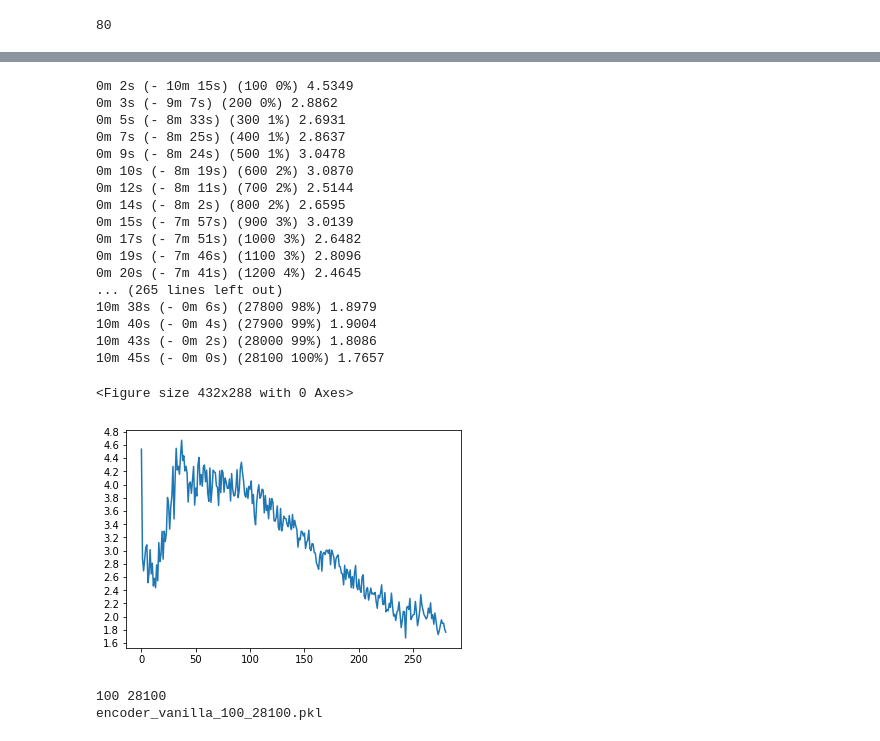
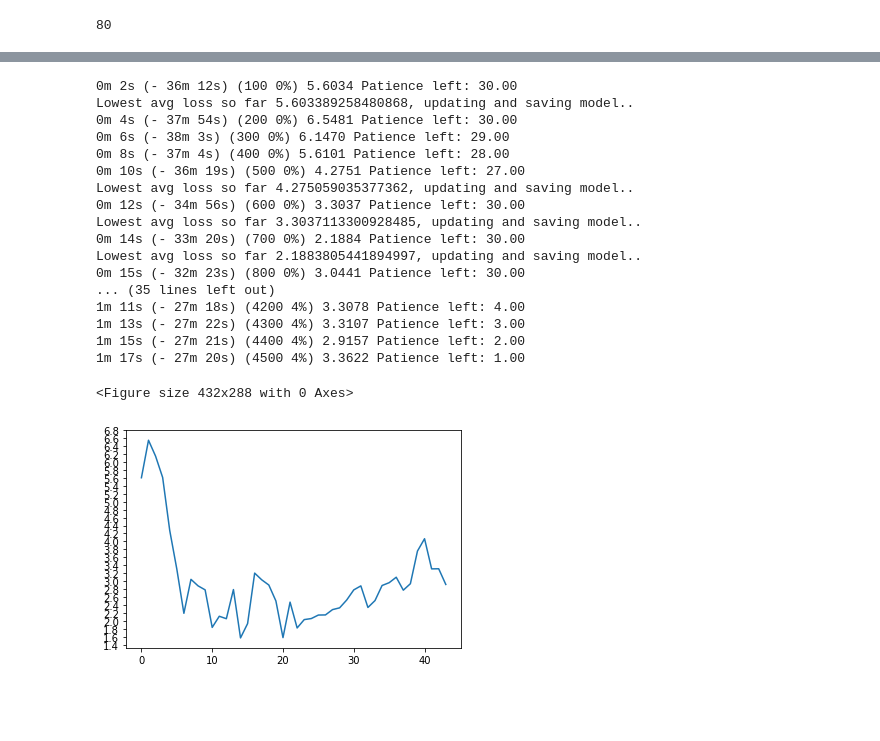
Before and after one commit to lppier/Seq2Seq_Eng2Indo-Translation, a Jupyter notebook: Eng_2_Indo_Pier.ipynb, the cells around one changed output, grey strips where cells are left out. Saved outputs shown, nothing was run; the diff lists cells and outputs as text; code cells hidden in the pictures; blank space fills up the shorter version.

Commit message:
Updated with stopping criteria code

```diff
--- a/Eng_2_Indo_Pier.ipynb
+++ b/Eng_2_Indo_Pier.ipynb
@@ -763,7 +754,7 @@ def train_one_epoch(input_variable, target_variable, encoder, decoder,
 # iterates across epochs.
 #########################################################
 
-def train(encoder, decoder, n_iters, print_every=1000, plot_every=100, learning_rate=0.01):
+def train(encoder, decoder, n_iters, print_every=1000, plot_every=100, learning_rate=0.005):
     start = time.time()
     plot_losses = []
     print_loss_total = 0  # Reset every print_every
@@ -775,6 +766,10 @@ def train(encoder, decoder, n_iters, print_every=1000, plot_every=100, learning_
     training_pairs = [random.choice(sent_pairs) for i in range(n_iters)]
 
     criterion = nn.NLLLoss()
+
+    lowest_loss = np.inf
+    patience_val = 30
+    patience = patience_val # iterations for which loss does not go down before giving up
 
     for iter in range(1, n_iters + 1):
         training_pair = training_pairs[iter - 1]
@@ -789,54 +784,65 @@ def train(encoder, decoder, n_iters, print_every=1000, plot_every=100, learning_
         if iter % print_every == 0:
             print_loss_avg = print_loss_total / print_every
             print_loss_total = 0
-            print('%s (%d %d%%) %.4f' % (timeSince(start, iter / n_iters),
-                                         iter, iter / n_iters * 100, print_loss_avg))
+            print('%s (%d %d%%) %.4f Patience left: %.2f' % (timeSince(start, iter / n_iters),
+                                         iter, iter / n_iters * 100, print_loss_avg, patience))
+            # Early stopping code
+            if print_loss_avg < lowest_loss:
+                patience = patience_val # reset the patience
+                print(f'Lowest avg loss so far {print_loss_avg}, updating and saving model..')
+                lowest_loss = print_loss_avg
+                # In Python >= 3.6
+                with open(f'./models/encoder_vanilla_{hidden_size}_{batches}.pkl', 'wb') as fout:
+                    pickle.dump(my_encoder, fout)
+                with open(f'./models/decoder_vanilla_{hidden_size}_{batches}.pkl', 'wb') as fout:
+                    pickle.dump(my_decoder, fout)
+            else:
+                patience -= 1
+
+
+        if patience == 0:
+            break
 
         if iter % plot_every == 0:
             plot_loss_avg = plot_loss_total / plot_every
             plot_losses.append(plot_loss_avg)
             plot_loss_total = 0
 
+
+
+
+
     showPlot(plot_losses)
 # %%
 MAX_LENGTH = 80
-batches = 28100 # In this case, the PyTorch train_per_epoch() and train() code is using batch_size=1
-hidden_size = 100
+batches = 100000 # In this case, the PyTorch train_per_epoch() and train() code is using batch_size=1
+hidden_size = 10
 
 my_encoder = EncoderRNN(len(english_vocab), hidden_size)
 my_decoder = DecoderRNN(hidden_size, len(indo_vocab))
 
 if use_cuda:
     my_encoder = my_encoder.cuda()
     my_decoder = my_decoder.cuda()
 
 train(my_encoder, my_decoder, batches, print_every=100)
 # %% [output]
-0m 2s (- 10m 15s) (100 0%) 4.5349
-0m 3s (- 9m 7s) (200 0%) 2.8862
-0m 5s (- 8m 33s) (300 1%) 2.6931
-0m 7s (- 8m 25s) (400 1%) 2.8637
-0m 9s (- 8m 24s) (500 1%) 3.0478
-0m 10s (- 8m 19s) (600 2%) 3.0870
-0m 12s (- 8m 11s) (700 2%) 2.5144
-0m 14s (- 8m 2s) (800 2%) 2.6595
-0m 15s (- 7m 57s) (900 3%) 3.0139
-0m 17s (- 7m 51s) (1000 3%) 2.6482
-0m 19s (- 7m 46s) (1100 3%) 2.8096
-0m 20s (- 7m 41s) (1200 4%) 2.4645
-... (265 lines left out)
-10m 38s (- 0m 6s) (27800 98%) 1.8979
-10m 40s (- 0m 4s) (27900 99%) 1.9004
-10m 43s (- 0m 2s) (28000 99%) 1.8086
-10m 45s (- 0m 0s) (28100 100%) 1.7657
+0m 2s (- 36m 12s) (100 0%) 5.6034 Patience left: 30.00
+Lowest avg loss so far 5.603389258480868, updating and saving model..
+0m 4s (- 37m 54s) (200 0%) 6.5481 Patience left: 30.00
+0m 6s (- 38m 3s) (300 0%) 6.1470 Patience left: 29.00
+0m 8s (- 37m 4s) (400 0%) 5.6101 Patience left: 28.00
+0m 10s (- 36m 19s) (500 0%) 4.2751 Patience left: 27.00
+Lowest avg loss so far 4.275059035377362, updating and saving model..
+0m 12s (- 34m 56s) (600 0%) 3.3037 Patience left: 30.00
+Lowest avg loss so far 3.3037113300928485, updating and saving model..
+0m 14s (- 33m 20s) (700 0%) 2.1884 Patience left: 30.00
+Lowest avg loss so far 2.1883805441894997, updating and saving model..
+0m 15s (- 32m 23s) (800 0%) 3.0441 Patience left: 30.00
+... (35 lines left out)
+1m 11s (- 27m 18s) (4200 4%) 3.3078 Patience left: 4.00
+1m 13s (- 27m 22s) (4300 4%) 3.3107 Patience left: 3.00
+1m 15s (- 27m 21s) (4400 4%) 2.9157 Patience left: 2.00
+1m 17s (- 27m 20s) (4500 4%) 3.3622 Patience left: 1.00
 <Figure size 432x288 with 0 Axes>
-[figure, old version]
+[figure, new version]
-# %%
-# Here's a nice bleeding edge Python trick, (only works on Python3.6)
-# F-strings for the win!!
-# See https://www.python.org/dev/peps/pep-0498/
-print(hidden_size, batches)
-print(f'encoder_vanilla_{hidden_size}_{batches}.pkl')
-# %% [output]
-100 28100
-encoder_vanilla_100_28100.pkl
```
Also changed, not shown: parts of 12 cells of this notebook, 2 other files.
